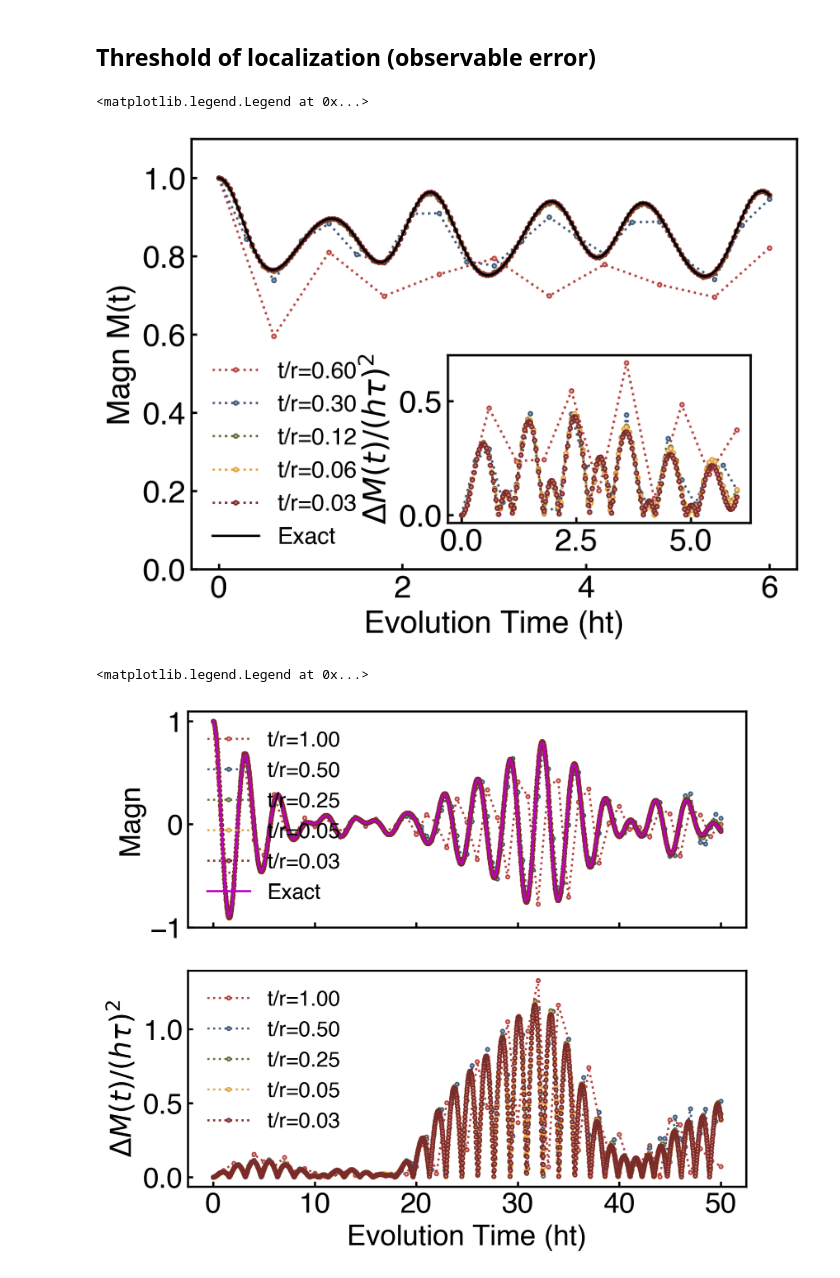
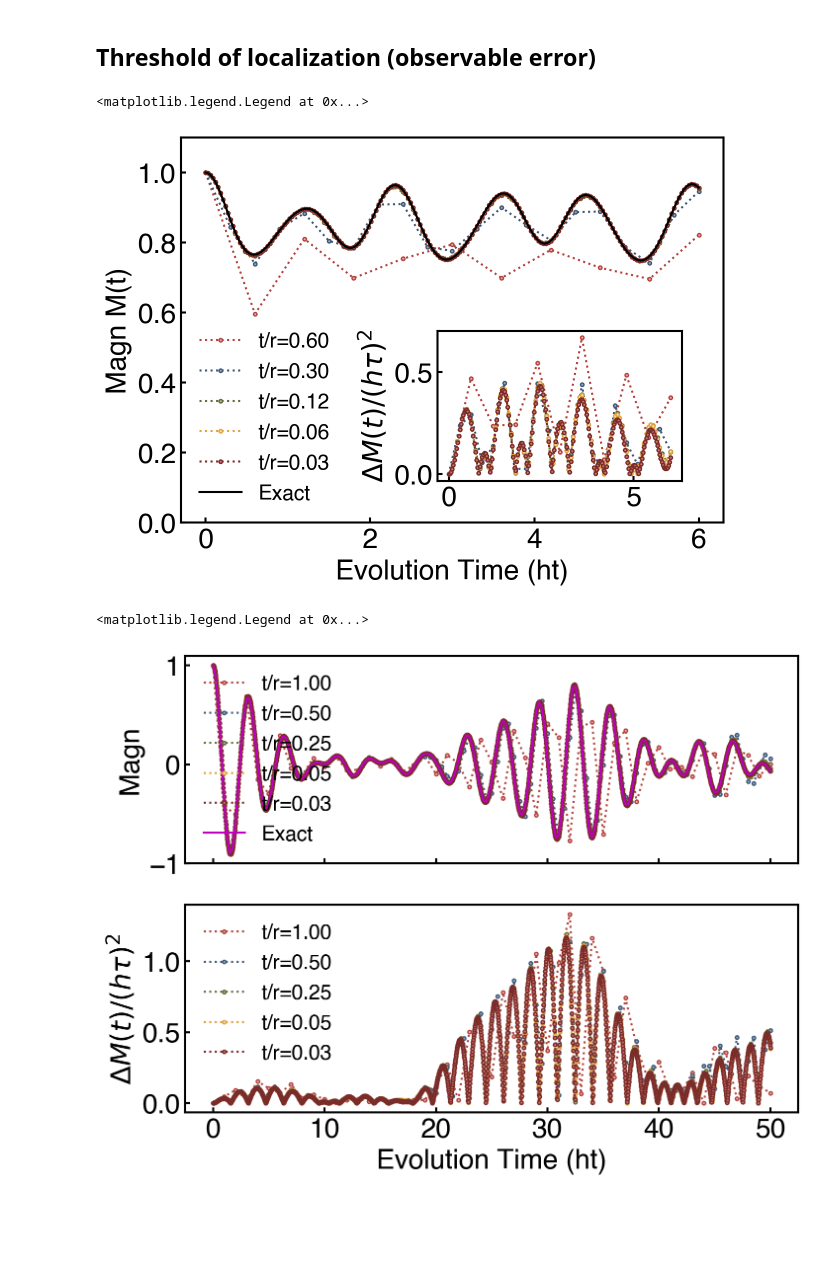
Before and after one commit to Jue-Xu/cookbook-quantum-simulation, a Jupyter notebook: _sources/localization.ipynb, the cells around one changed output. Drawn from its saved outputs; the diff is of its cells as text; code cells hidden in the pictures; blank space fills up the shorter version.

```diff
--- a/_sources/localization.ipynb
+++ b/_sources/localization.ipynb
@@ -35,7 +35,7 @@ magn_op = SparsePauliOp.from_sparse_list([('Z', [i], 1.) for i in range(0, n)],
 
 # fig, [ax1, ax2] = plt.subplots(2, 1, figsize=(8, 6), sharex=True)
 fig, ax1 = plt.subplots(1, 1, figsize=(7, 5), sharex=True)
-inset_ax = inset_axes(ax1, width="50%", height=1.5, loc="lower right", borderpad=2)
+inset_ax = inset_axes(ax1, width="45%", height=1.5, loc="lower right", borderpad=2)
 for r in r_list:
     obpf = ObPF(H_list, magn_op, init_state, T, r)
     t_list = np.linspace(0, T, r+1)
@@ -59,7 +59,7 @@ ax1.legend()
 # fig.savefig(f'../figs/recover_ob_localization_n={n}_T={T}.pdf', dpi=300, bbox_inches='tight')
 # %% [output]
 <matplotlib.legend.Legend at 0x...>
-[figure, old version]
+[figure, new version]
 # %%
 n, T = 6, 50
 r_list = [50, 100, 200, 1000, 2000]
@@ -68,32 +68,32 @@ J, h, g = 0.2, 1.0, 0.0
 # J, h, g = -1.0, -1.0, -1.0
 tfI = TF_Ising_1d(n, J, h, g, pbc=True)
 # H_list = [h.to_matrix(True) for h in tfI.ham_parity]
 H_list = [h.to_matrix(True) for h in tfI.ham_xyz]
 init_state = Statevector.from_label('0'*n)
 magn_op = SparsePauliOp.from_sparse_list([('Z', [i], 1.) for i in range(0, n)], num_qubits=n).to_matrix()/n
 
-fig, [ax1, ax2] = plt.subplots(2, 1, figsize=(7, 6), sharex=True)
+fig, [ax1, ax2] = plt.subplots(2, 1, figsize=(8, 6), sharex=True)
 
 for r in r_list:
     obpf = ObPF(H_list, magn_op, init_state, T, r)
     t_list = np.linspace(0, T, r+1)
     # print('t_list: ', t_list)
     # plot_evo(ax, t_list, obpf.data['magn']['exact'], '-')
     plot_evo(ax1, t_list, obpf.data['magn']['trott'], '.:', label=f't/r={T/r:.2f}')
     # plot_evo(ax2, t_list, ob_trott_err(obpf.data['magn'], abs=True), '.:', label=f't/r={T/r:.2f}')
     plot_evo(ax2, t_list, ob_trott_err(obpf.data['magn'])/(h*T/r)**2, '.:', label=f't/r={T/r:.2f}')
 
 t_list = np.linspace(0, T, 200+1)
 exact_magn = [init_state.data.conj().T @ expm(1j * t * sum(H_list).toarray()) @ magn_op @ expm(-1j * t * sum(H_list).toarray()) @ init_state.data for t in t_list]
 
 plot_evo(ax1, t_list, exact_magn, 'm-', label=f'Exact')
 ax1.set_ylabel('Magn')
 
 ax2.set_xlabel('Evolution Time (ht)')
 ax2.set_ylabel(r'$\Delta M(t)/(h\tau)^2$')
 ax1.legend()
 ax2.legend()
 # fig.savefig(f'../figs/ob_localization_n={n}_T={T}.pdf', dpi=300, bbox_inches='tight')
 # %% [output]
 <matplotlib.legend.Legend at 0x...>
-[figure, old version]
+[figure, new version]
```
Also changed, not shown: parts of 1 cell of this notebook, 37 other files.
